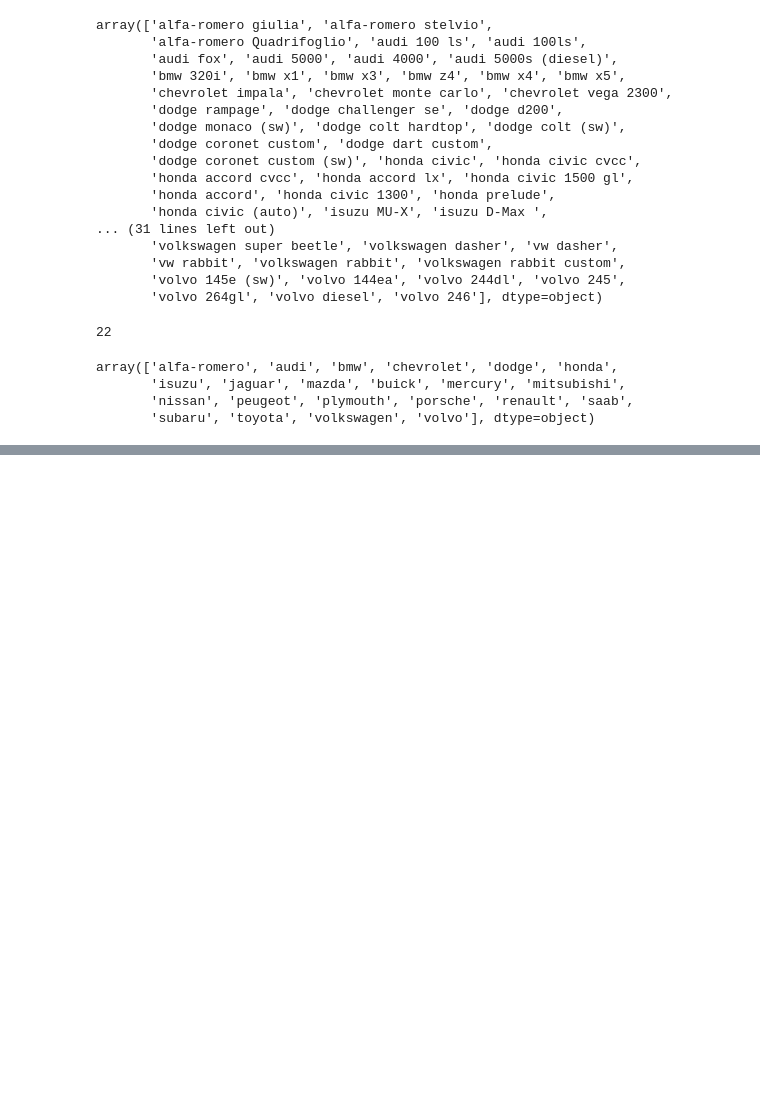
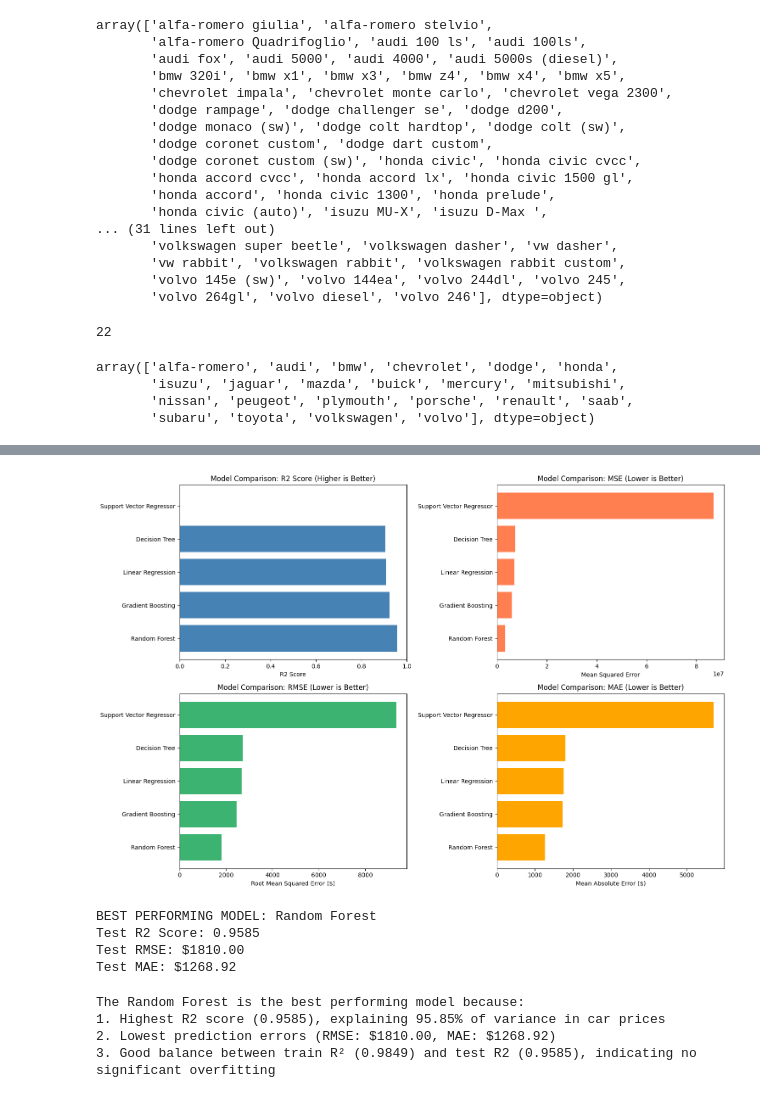
Before and after one commit to ukunnath/entri, a Jupyter notebook: codeathon-module4/Untitled.ipynb, the cells around one changed output, grey strips where cells are left out. Cells and saved outputs as stored; diff of their text form; code cells hidden in the pictures; blank space fills up the shorter version.

```diff
--- a/codeathon-module4/Untitled.ipynb
+++ b/codeathon-module4/Untitled.ipynb
@@ -166,0 +310,3 @@ df
+# %%
+X_train_processed = preprocessor.fit_transform(X_train)
+X_test_processed = preprocessor.transform(X_test)
@@ -166,0 +350,2 @@ df
+# %%
+results = {}
@@ -166,0 +400,38 @@ df
+# %%
+comparison_df = pd.DataFrame({
+    'Model': list(results.keys()),
+    'Train R2': [results[m]['train_r2'] for m in results.keys()],
+    'Test R2': [results[m]['test_r2'] for m in results.keys()],
+    'MSE': [results[m]['mse'] for m in results.keys()],
+    'RMSE': [results[m]['rmse'] for m in results.keys()],
+    'MAE': [results[m]['mae'] for m in results.keys()]
+})
+# %%
+comparison_df = comparison_df.sort_values('Test R2', ascending=False)
+# %%
+fig, axes = plt.subplots(2, 2, figsize=(15, 10))
+axes[0, 0].barh(comparison_df['Model'], comparison_df['Test R2'], color='steelblue')
+axes[0, 0].set_xlabel('R2 Score')
+axes[0, 0].set_title('Model Comparison: R2 Score (Higher is Better)')
+axes[0, 0].set_xlim(0, 1)
+
+axes[0, 1].barh(comparison_df['Model'], comparison_df['MSE'], color='coral')
+axes[0, 1].set_xlabel('Mean Squared Error')
+axes[0, 1].set_title('Model Comparison: MSE (Lower is Better)')
+
+
+axes[1, 0].barh(comparison_df['Model'], comparison_df['RMSE'], color='mediumseagreen')
+axes[1, 0].set_xlabel('Root Mean Squared Error ($)')
+axes[1, 0].set_title('Model Comparison: RMSE (Lower is Better)')
+
+
+
+axes[1, 1].barh(comparison_df['Model'], comparison_df['MAE'], color='orange')
+axes[1, 1].set_xlabel('Mean Absolute Error ($)')
+axes[1, 1].set_title('Model Comparison: MAE (Lower is Better)')
+
+plt.tight_layout()
+
+plt.show()
+# %% [output]
+[figure, added]
@@ -166,0 +442,24 @@ df
+# %%
+print(f"BEST PERFORMING MODEL: {best_model_name}")
+print(f"Test R2 Score: {best_model_metrics['test_r2']:.4f}")
+print(f"Test RMSE: ${best_model_metrics['rmse']:.2f}")
+print(f"Test MAE: ${best_model_metrics['mae']:.2f}")
+# %% [output]
+BEST PERFORMING MODEL: Random Forest
+Test R2 Score: 0.9585
+Test RMSE: $1810.00
+Test MAE: $1268.92
+# %%
+
+print(f"The {best_model_name} is the best performing model because:")
+print(f"1. Highest R2 score ({best_model_metrics['test_r2']:.4f}), explaining "
+      f"{best_model_metrics['test_r2']*100:.2f}% of variance in car prices")
+print(f"2. Lowest prediction errors (RMSE: ${best_model_metrics['rmse']:.2f}, "
+      f"MAE: ${best_model_metrics['mae']:.2f})")
+print(f"3. Good balance between train R² ({best_model_metrics['train_r2']:.4f}) "
+      f"and test R2 ({best_model_metrics['test_r2']:.4f}), indicating no significant overfitting")
+# %% [output]
+The Random Forest is the best performing model because:
+1. Highest R2 score (0.9585), explaining 95.85% of variance in car prices
+2. Lowest prediction errors (RMSE: $1810.00, MAE: $1268.92)
+3. Good balance between train R² (0.9849) and test R2 (0.9585), indicating no significant overfitting
```
Also changed, not shown: parts of 26 cells of this notebook, 3 other files.
